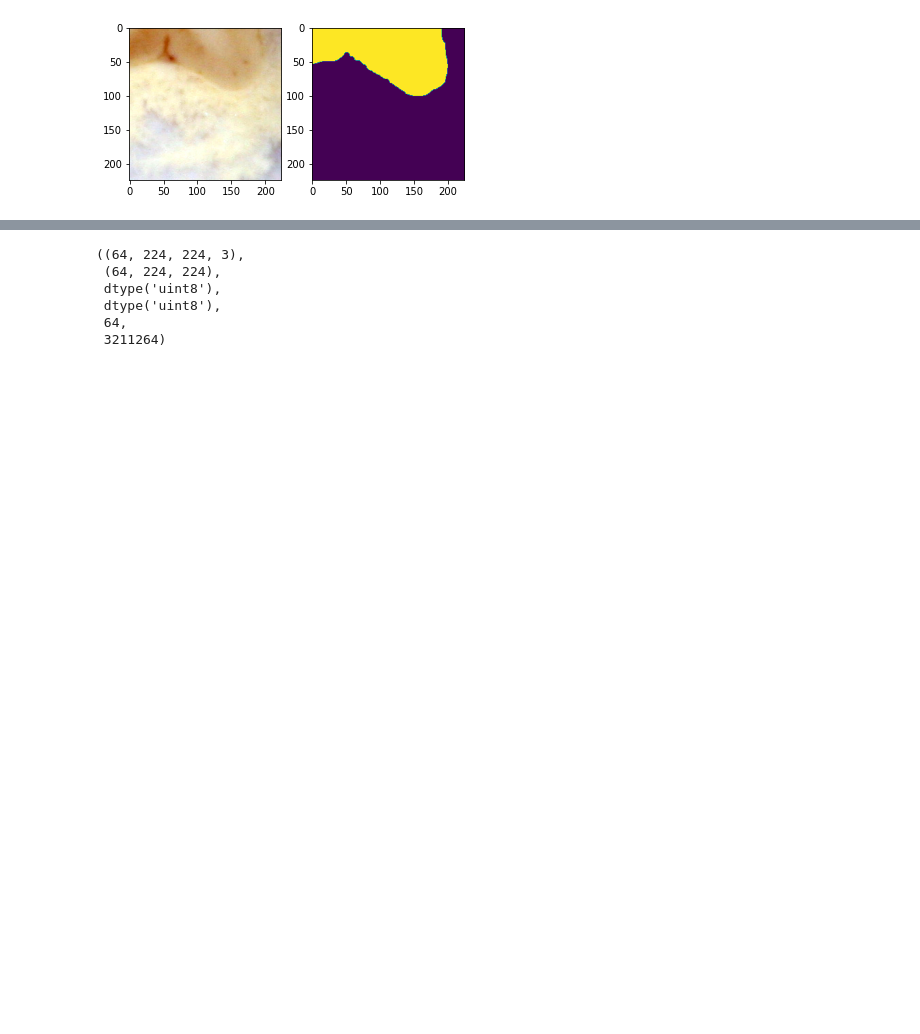
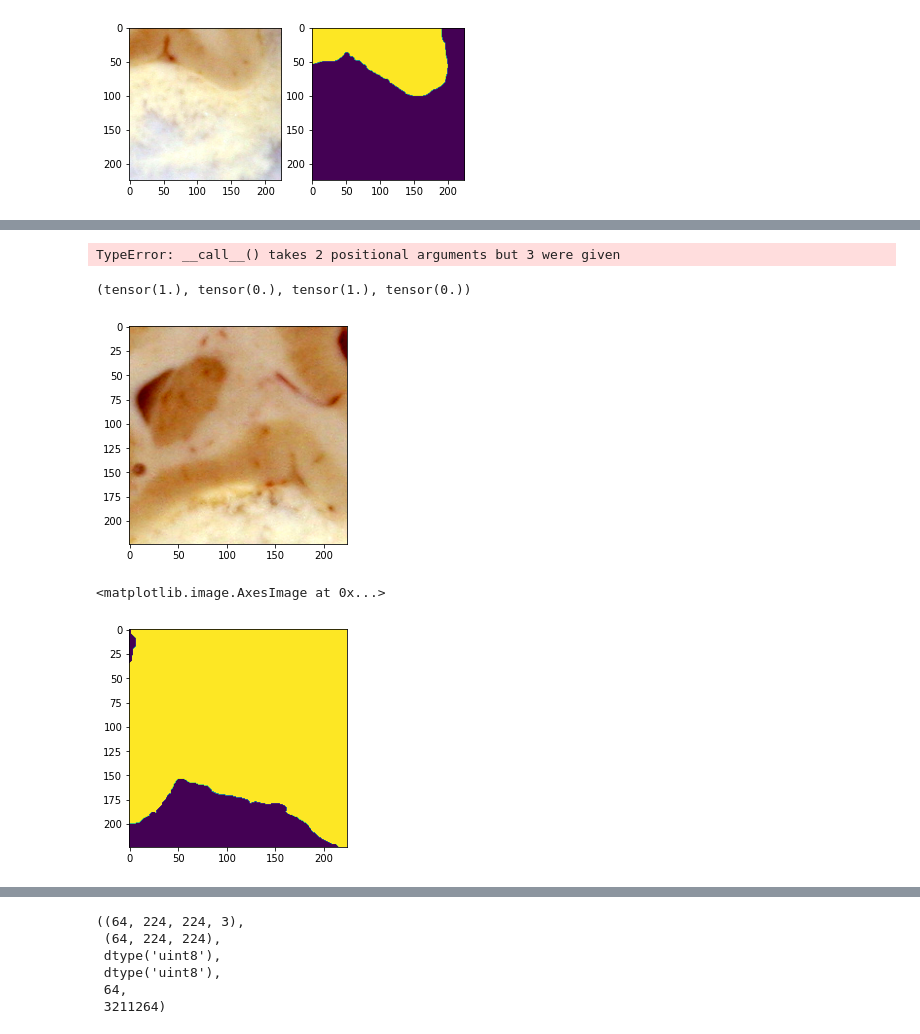
Before and after one commit to ranabanik/Blockface, a Jupyter notebook: Codes/EDAElementary.ipynb, the cells around one changed output, grey strips where cells are left out. Saved outputs shown, nothing was run; the diff lists cells and outputs as text; code cells hidden in the pictures; blank space fills up the shorter version.

```diff
--- a/Codes/EDAElementary.ipynb
+++ b/Codes/EDAElementary.ipynb
@@ -140,0 +275,26 @@ plt.show()
+# %%
+normalize = transforms.Normalize(mean=[0.485, 0.456, 0.406],
+                                  std=[0.229, 0.224, 0.225])
+T = transforms.Compose([
+            transforms.RandomResizedCrop(224),
+            transforms.RandomHorizontalFlip(),
+            transforms.ToTensor(),
+#             normalize
+])
+# %%
+PIL_imgT, PIL_mskT = T(PIL_image, PIL_mask)
+# PIL_mskT = T(PIL_mask)
+# %% [output]
+TypeError: __call__() takes 2 positional arguments but 3 were given
+# %%
+PIL_imgT.max(), PIL_imgT.min(), PIL_mskT.max(), PIL_mskT.min()
+# %% [output]
+(tensor(1.), tensor(0.), tensor(1.), tensor(0.))
+# %%
+plt.imshow(PIL_imgT.numpy().transpose(1,2,0))
+plt.show()
+plt.imshow(PIL_mskT.numpy().transpose(1,2,0))
+# %% [output]
+[figure, added]
+<matplotlib.image.AxesImage at 0x...>
+[figure, added]
```
Also changed, not shown: parts of 22 cells of this notebook.
